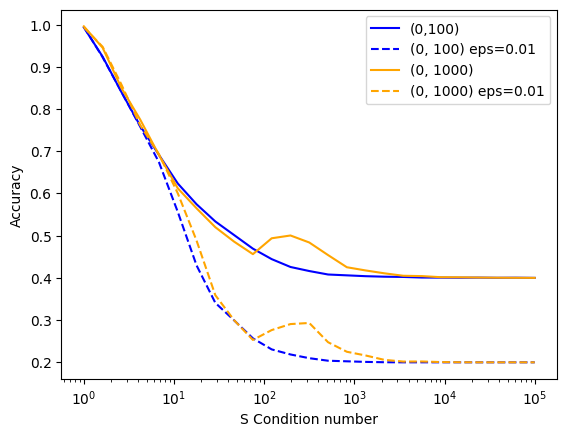
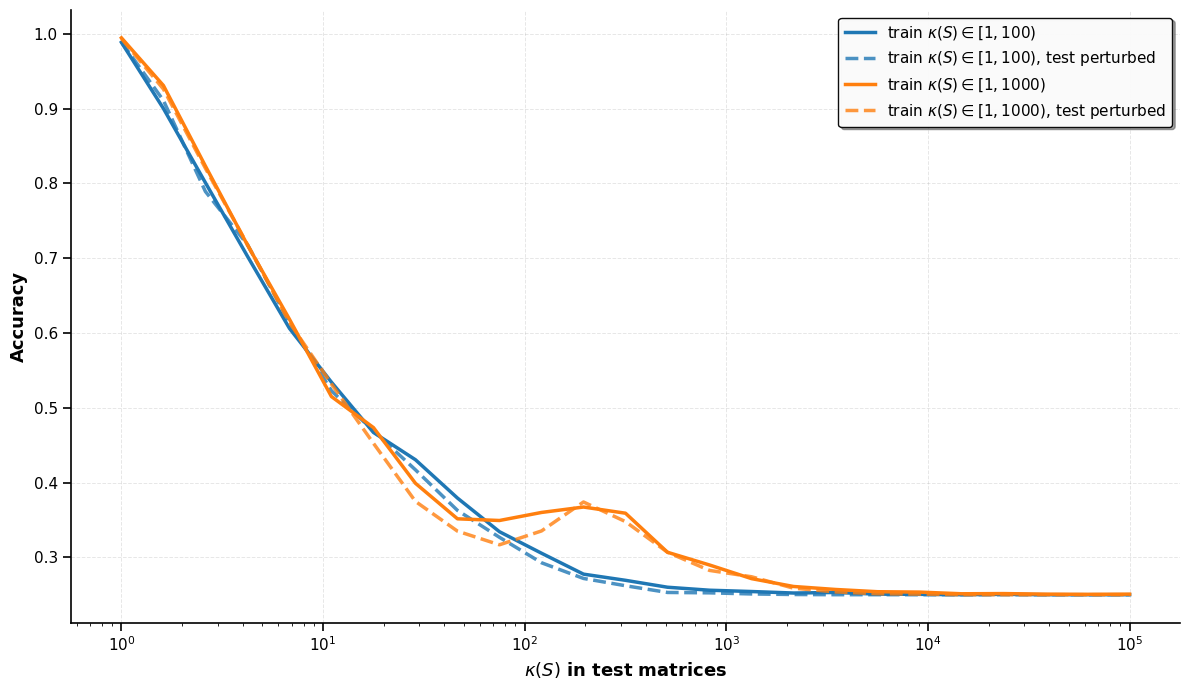
The notebook cell's code change between the first figure and the second:
--- before
+++ after
@@ -1,19 +1,38 @@
-fig, ax1 = plt.subplots()
+fig, ax1 = plt.subplots(figsize=(12, 7))
+
+# Plot accuracy lines with enhanced styling
 ax1.plot(list(accuracies.keys()), list(accuracies.values()),
-         label='(0,100)', color='blue')
+         label='train $\\kappa(S) \\in [1, 100)$', color='#1f77b4', linewidth=2.5,)
 
 ax1.plot(list(accuracies_eps.keys()), list(accuracies_eps.values()),
-         label='(0, 100) eps=0.01', color='blue', linestyle='--')
+         label='train $\\kappa(S) \\in [1, 100)$, test perturbed', color='#1f77b4', linewidth=2.5, linestyle='--', alpha=0.8)
 
 ax1.plot(list(accuracies2.keys()), list(accuracies2.values()),
-         label='(0, 1000)', color='orange')
+         label='train $\\kappa(S) \\in [1, 1000)$', color='#ff7f0e', linewidth=2.5,)
 
 ax1.plot(list(accuracies_eps2.keys()), list(accuracies_eps2.values()),
-         label='(0, 1000) eps=0.01', color='orange', linestyle='--')
+         label='train $\\kappa(S) \\in [1, 1000)$, test perturbed', color='#ff7f0e', linewidth=2.5, linestyle='--', alpha=0.8)
 
 ax1.set_xscale('log')
-ax1.set_xlabel('S Condition number')
-ax1.set_ylabel('Accuracy')
-ax1.legend(loc='upper right')
+ax1.set_xlabel('$\\kappa(S)$ in test matrices', fontsize=13, fontweight='bold')
+ax1.set_ylabel('Accuracy', fontsize=13, fontweight='bold')
 
+# Enhanced grid
+ax1.grid(True, alpha=0.3, linestyle='--', linewidth=0.7)
+ax1.set_axisbelow(True)
+
+# Improve legend
+legend = ax1.legend(loc='best', fontsize=11, framealpha=0.95, edgecolor='black', fancybox=True, shadow=True)
+legend.get_frame().set_linewidth(1)
+
+# Set spine visibility and style
+ax1.spines['top'].set_visible(False)
+ax1.spines['right'].set_visible(False)
+ax1.spines['left'].set_linewidth(1.2)
+ax1.spines['bottom'].set_linewidth(1.2)
+
+# Improve tick labels
+ax1.tick_params(labelsize=11, width=1.2, length=6)
+
+plt.tight_layout()
 plt.show()

Commit: Jordan_4a: image